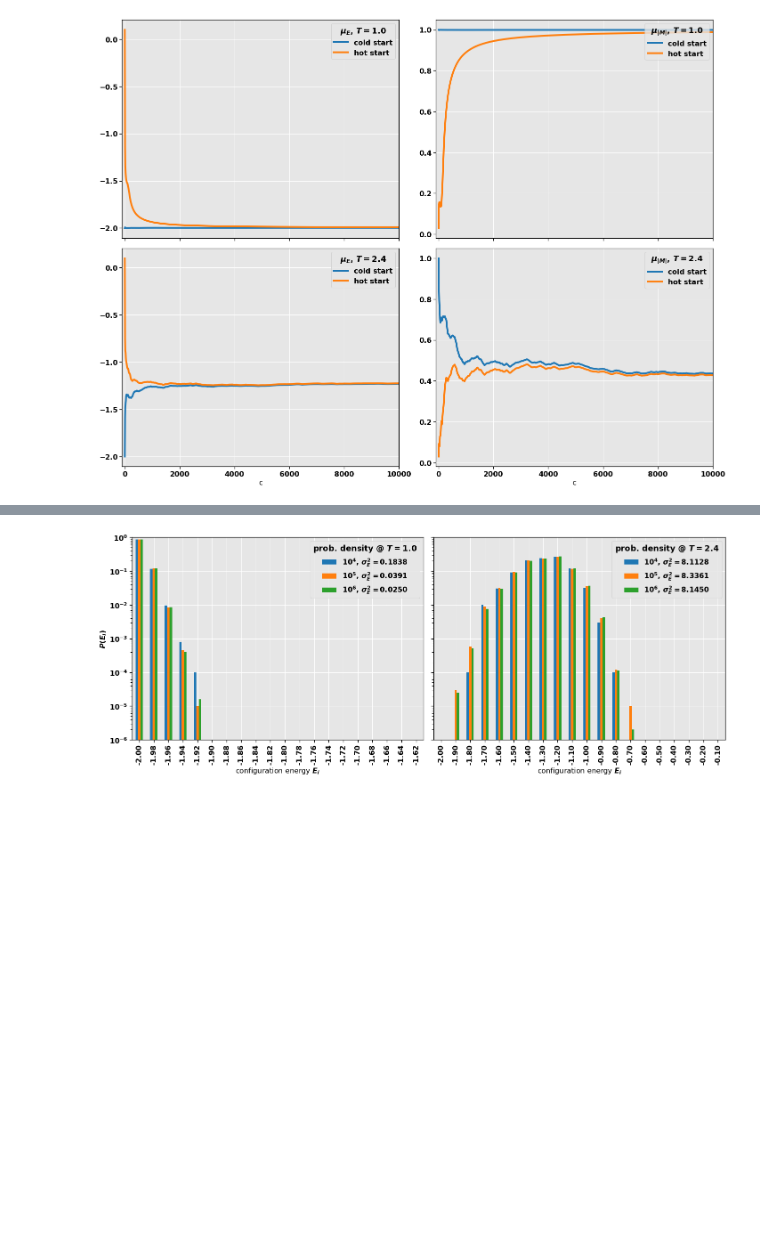
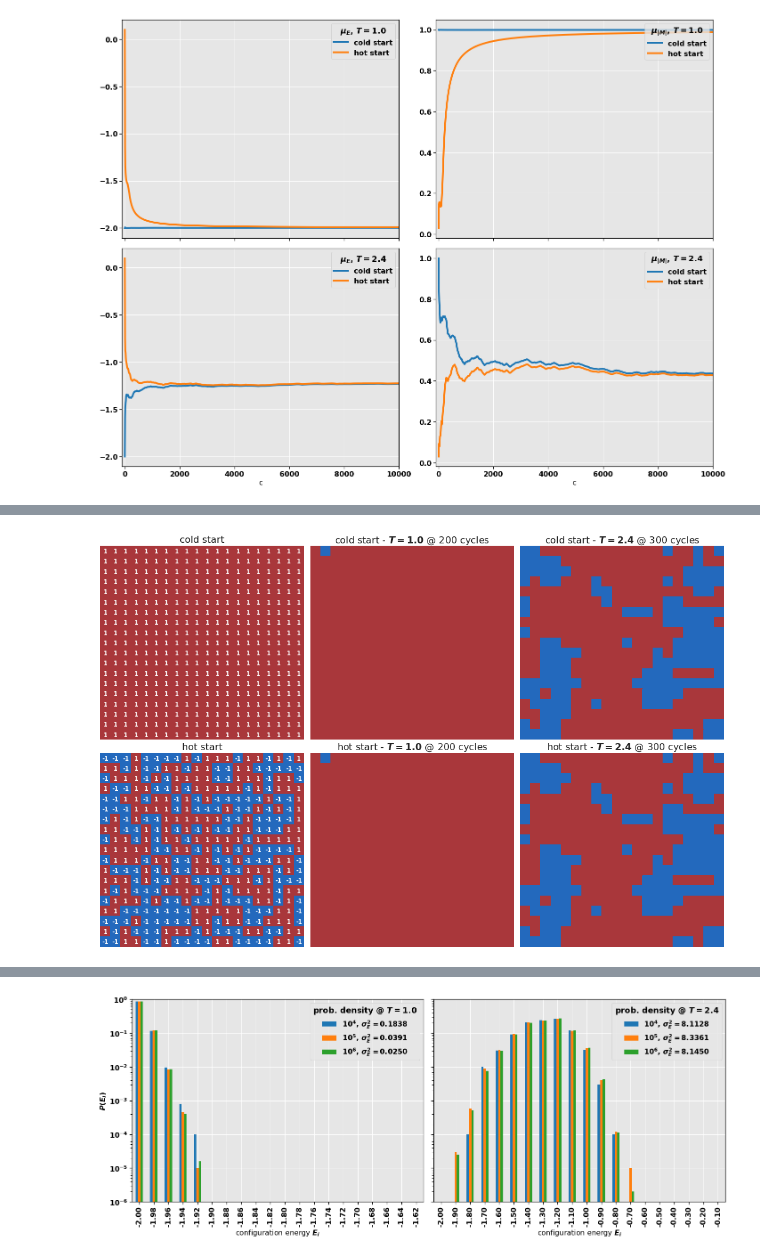
Before and after one commit to fonstelien/FYS4150, a Jupyter notebook: project4/results/project4.ipynb, the cells around one changed output, grey strips where cells are left out. Drawn from its saved outputs; the diff is of its cells as text; code cells hidden in the pictures; blank space fills up the shorter version.

```diff
--- a/project4/results/project4.ipynb
+++ b/project4/results/project4.ipynb
@@ -169,0 +180,61 @@ plt.show()
+# %%
+fig, axes = plt.subplots(ncols=3, nrows=2, sharex=True, sharey=True, figsize=(15,10))
+
+hot_init = pd.read_csv("./20x20-hot-cold-start/init_hot_plot.csv", comment='#').to_numpy()
+cold_init = pd.read_csv("./20x20-hot-cold-start/init_cold_plot.csv", comment='#').to_numpy()
+
+hot1 = pd.read_csv("./20x20-hot-cold-start/1hot_plot.csv", comment='#').to_numpy()
+cold1 = pd.read_csv("./20x20-hot-cold-start/1cold_plot.csv", comment='#').to_numpy()
+
+hot24 = pd.read_csv("./20x20-hot-cold-start/24hot_plot.csv", comment='#').to_numpy()
+cold24 = pd.read_csv("./20x20-hot-cold-start/24cold_plot.csv", comment='#').to_numpy()
+
+vmin, vmax = -1, 1
+
+ax = axes[0,0]
+ax.set_title('cold start', fontsize=MEDIUM)
+sns.heatmap(cold_init, annot=True, ax=ax, cmap='vlag', cbar=None, vmin=vmin, vmax=vmax)
+sns.set(font_scale=.8)
+ax.tick_params(left=False, bottom=False)
+ax.set_aspect('equal')
+
+ax = axes[1,0]
+ax.set_title('hot start', fontsize=MEDIUM)
+sns.heatmap(hot_init, annot=True, ax=ax, cmap='vlag', cbar=None, vmin=vmin, vmax=vmax)
+sns.set(font_scale=.8)
+ax.tick_params(left=False, bottom=False)
+ax.set_aspect('equal')
+
+
+ax = axes[0,1]
+ax.set_title('cold start - $T=1.0$ @ 200 cycles', fontsize=MEDIUM)
+sns.heatmap(cold1, annot=False, ax=ax, cmap='vlag', cbar=None, vmin=vmin, vmax=vmax)
+ax.tick_params(left=False, bottom=False)
+ax.set_aspect('equal')
+
+ax = axes[1,1]
+ax.set_title('hot start - $T=1.0$ @ 200 cycles', fontsize=MEDIUM)
+sns.heatmap(hot1, annot=False, ax=ax, cmap='vlag', cbar=None, vmin=vmin, vmax=vmax)
+ax.tick_params(left=False, bottom=False)
+ax.set_aspect('equal')
+
+
+ax = axes[0,2]
+ax.set_title('cold start - $T=2.4$ @ 300 cycles', fontsize=MEDIUM)
+sns.heatmap(cold24, annot=False, ax=ax, cmap='vlag', cbar=None, vmin=vmin, vmax=vmax)
+ax.tick_params(left=False, bottom=False)
+ax.set_aspect('equal')
+
+ax = axes[1,2]
+ax.set_title('hot start - $T=2.4$ @ 300 cycles', fontsize=MEDIUM)
+sns.heatmap(hot24, annot=False, ax=ax, cmap='vlag', cbar=None, vmin=vmin, vmax=vmax)
+ax.tick_params(left=False, bottom=False)
+ax.set_aspect('equal')
+
+ax.set_xticklabels([])
+ax.set_yticklabels([])
+
+plt.tight_layout()
+plt.show()
+# %% [output]
+[figure, added]
```
Also changed, not shown: parts of 5 cells of this notebook, 2 other files.
